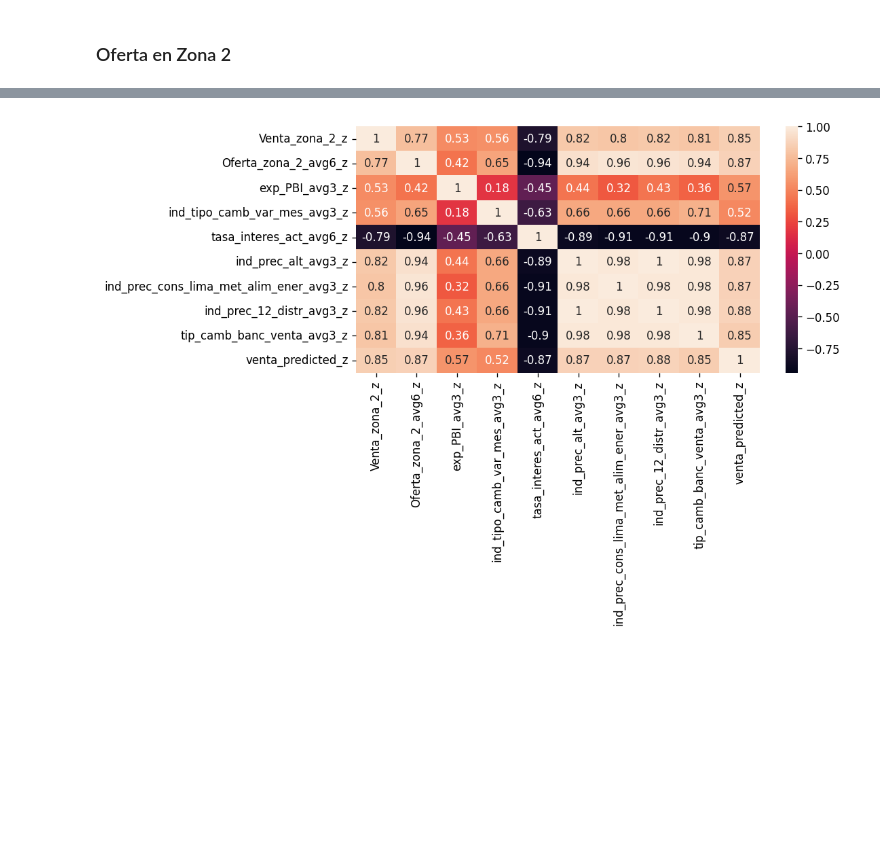
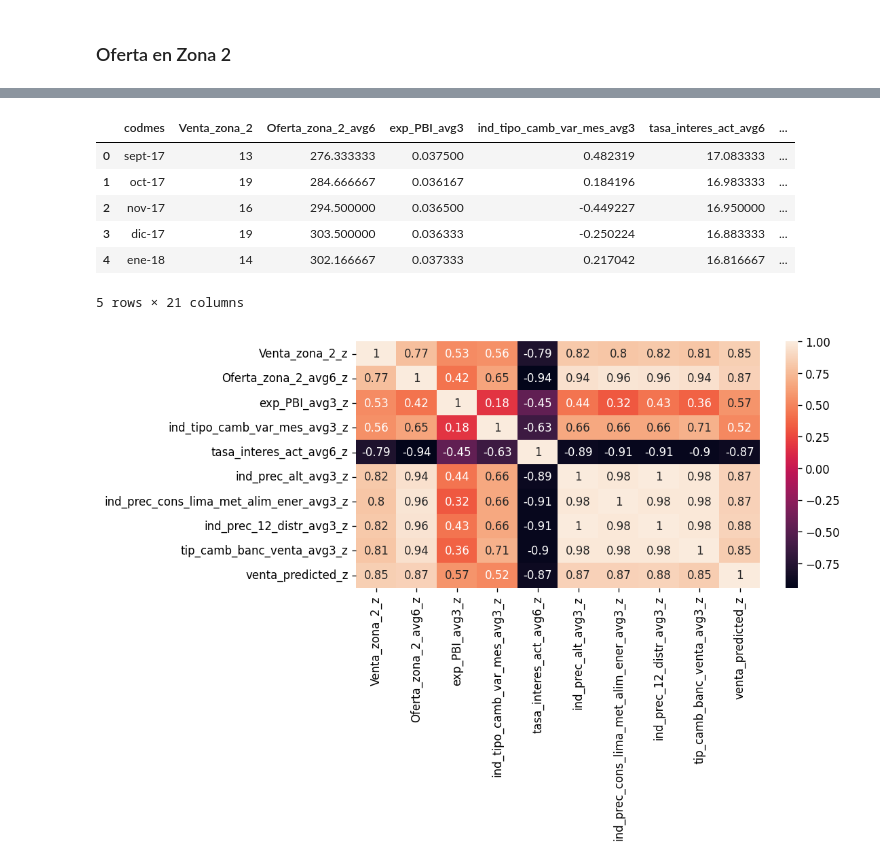
Before and after one commit to JCaballerot/Consultoria_ASEI, a Jupyter notebook: Consultoria_ASEI/EXPLORATORIO/utilities/modeling/modelDevelopment_zona2.ipynb, the cells around one changed output, grey strips where cells are left out. Saved outputs shown, nothing was run; the diff lists cells and outputs as text; code cells hidden in the pictures; blank space fills up the shorter version.

```diff
--- a/Consultoria_ASEI/EXPLORATORIO/utilities/modeling/modelDevelopment_zona2.ipynb
+++ b/Consultoria_ASEI/EXPLORATORIO/utilities/modeling/modelDevelopment_zona2.ipynb
@@ -480,5 +453,7 @@ scaler = StandardScaler()
 scaler.fit(X_train_reg_f)
 
 X = scaler.transform(X_train_reg_f)
+X_test = scaler.transform(X_test_reg_f)
+
 #X_train_reg_f[[x + '_z' for x in X_train_reg_f.columns]] =
 #pd.DataFrame(X, columns = X_train_reg_f.columns).reset_index(drop=True)
@@ -503,3 +460,19 @@ df.corr()
+# %%
+df = X_train_reg_f.copy().reset_index(drop = False)
+df[[x + '_z' for x in X_train_reg_f.columns]] = pd.DataFrame(X)
+
+df_test = X_test_reg_f.copy().reset_index(drop = False)
+df_test[[x + '_z' for x in X_test_reg_f.columns]] = pd.DataFrame(X_test)
+
+df.head(5)
+# %% [output]
+|  | codmes | Venta_zona_2 | Oferta_zona_2_avg6 | exp_PBI_avg3 | ind_tipo_camb_var_mes_avg3 | tasa_interes_act_avg6 | ... |
+| 0 | sept-17 | 13 | 276.333333 | 0.037500 | 0.482319 | 17.083333 | ... |
+| 1 | oct-17 | 19 | 284.666667 | 0.036167 | 0.184196 | 16.983333 | ... |
+| 2 | nov-17 | 16 | 294.500000 | 0.036500 | -0.449227 | 16.950000 | ... |
+| 3 | dic-17 | 19 | 303.500000 | 0.036333 | -0.250224 | 16.883333 | ... |
+| 4 | ene-18 | 14 | 302.166667 | 0.037333 | 0.217042 | 16.816667 | ... |
+5 rows × 21 columns
 # %%
 import seaborn as sn
 import matplotlib.pyplot as plt
```
Also changed, not shown: parts of 32 cells of this notebook.
